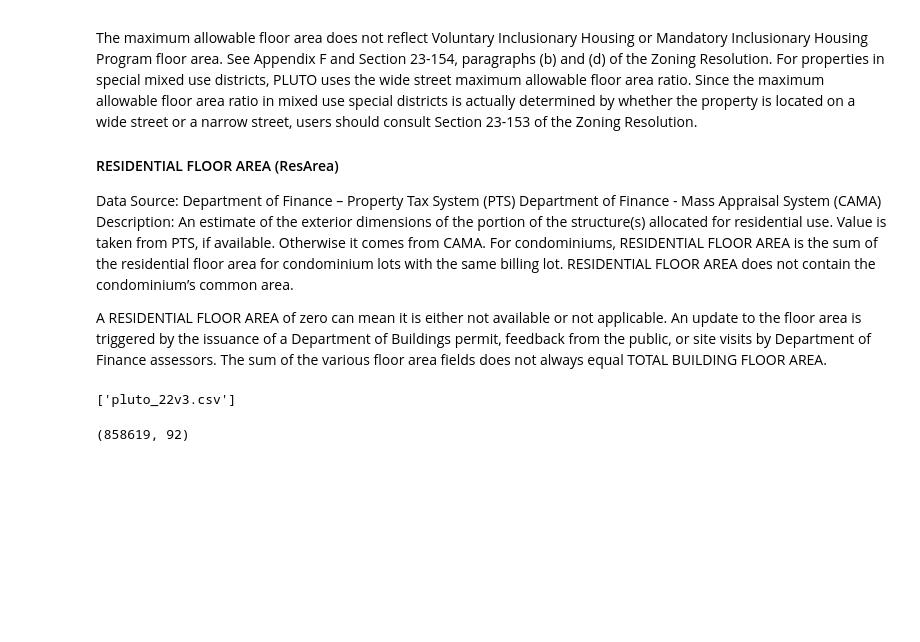
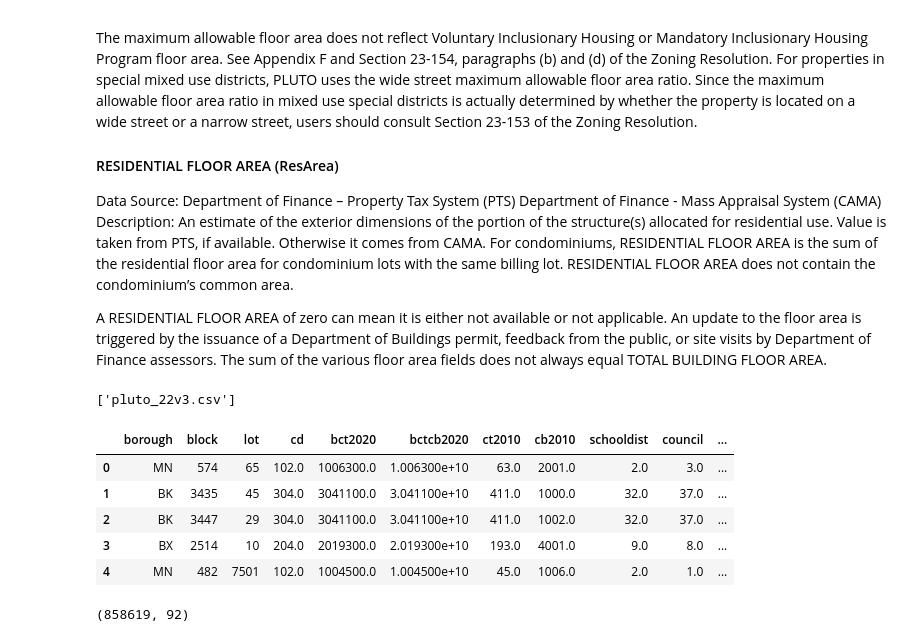
Before and after one commit to block-party-studio/block_party, a Jupyter notebook: notebooks/case_studies/dataXdesign/price_per_sqft.ipynb, the cells around one changed output. Saved outputs shown, nothing was run; the diff lists cells and outputs as text; code cells hidden in the pictures; blank space fills up the shorter version.

```diff
--- a/notebooks/case_studies/dataXdesign/price_per_sqft.ipynb
+++ b/notebooks/case_studies/dataXdesign/price_per_sqft.ipynb
@@ -127,6 +127,15 @@ csv_file = zip_file.open("pluto_22v3.csv")
 # %%
 # Read the CSV file into a Pandas DataFrame
 df = pd.read_csv(csv_file, low_memory=False)
+# %%
+df.head()
+# %% [output]
+|  | borough | block | lot | cd | bct2020 | bctcb2020 | ct2010 | cb2010 | schooldist | council | ... |
+| 0 | MN | 574 | 65 | 102.0 | 1006300.0 | 1.006300e+10 | 63.0 | 2001.0 | 2.0 | 3.0 | ... |
+| 1 | BK | 3435 | 45 | 304.0 | 3041100.0 | 3.041100e+10 | 411.0 | 1000.0 | 32.0 | 37.0 | ... |
+| 2 | BK | 3447 | 29 | 304.0 | 3041100.0 | 3.041100e+10 | 411.0 | 1002.0 | 32.0 | 37.0 | ... |
+| 3 | BX | 2514 | 10 | 204.0 | 2019300.0 | 2.019300e+10 | 193.0 | 4001.0 | 9.0 | 8.0 | ... |
+| 4 | MN | 482 | 7501 | 102.0 | 1004500.0 | 1.004500e+10 | 45.0 | 1006.0 | 2.0 | 1.0 | ... |
 # %%
 df.shape
 # %% [output]
```
Also changed, not shown: parts of 40 cells of this notebook.
